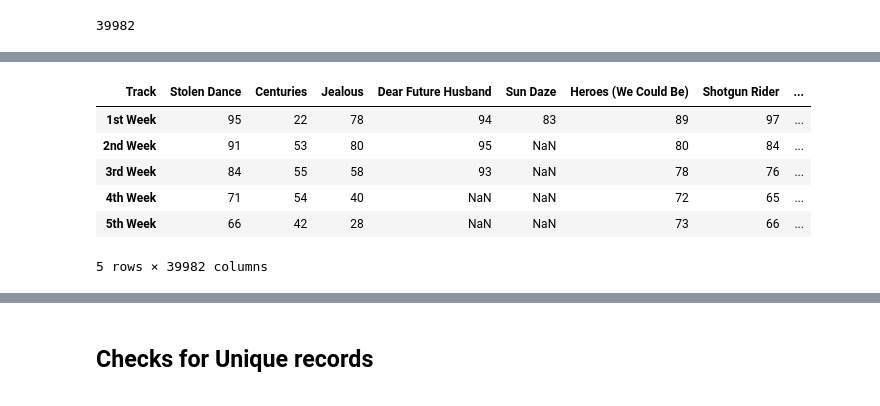
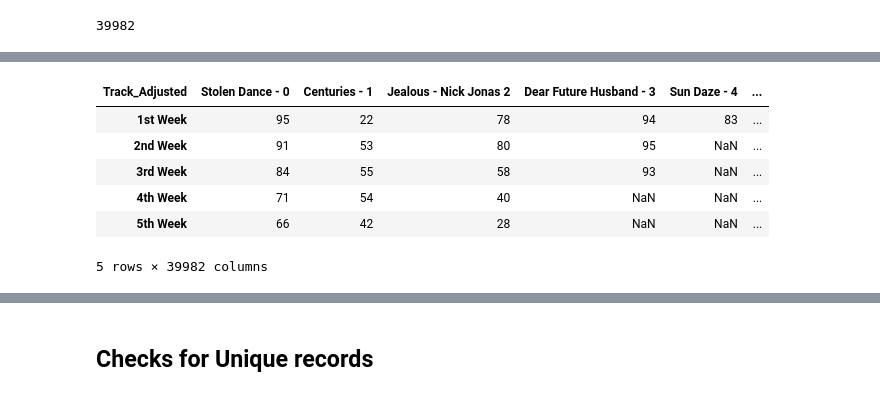
Before and after one commit to ejw-data/tableau-songs, a Jupyter notebook: data_eda.ipynb, the cells around one changed output, grey strips where cells are left out. Drawn from its saved outputs; the diff is of its cells as text; code cells hidden in the pictures.

```diff
--- a/data_eda.ipynb
+++ b/data_eda.ipynb
@@ -497,3 +572,5 @@ df['Track_Adjusted'] = df.apply(lambda x: text_format(x['Track'], x['Primary_Art
+# %%
+df.drop('index', inplace=True, axis='columns')
 # %%
 # Example of a song by the same Artist on multiple years and by other artists on the same year
 df[ df['Track'] == 'White Christmas' ]
@@ -523,7 +600,8 @@ df[ df['Track'] == 'White Christmas' ]
 
 #  - Find
 # %%
-# name of columns representing popularity after x weeks published
+# # name of columns representing popularity after x weeks published
+cols_keep = df.columns
 week_columns = [ x for x in cols_keep if "Week" in x]
 
 # 'Number_Week_on_Charts' should equal CH
@@ -729,4 +906,4 @@ len(unique_writer_names)
 ## Weekly Data Pivoted for Plotting
 <span id='weekly_pivot_data'>
 # %%
-selected_columns = [0, 10, 16, 24, 28, 30] + list(range(34, 125))
+selected_columns = [0, 10, 16, 24, 28, 30, 127] + list(range(34, 125))
@@ -747,7 +940,7 @@ df_weekly_T = df_weekly.transpose()
 # collect song names to become df headers
 # Important Note:  Should use the column of unique track names so the column can be converted to numeric
 # using pd.to_numeric() can not be used if there are repeat columns names in the dataframe
-headers = df_weekly_T.iloc[2,:]
+headers = df_weekly_T.iloc[6,:]
 len(headers)
 # %% [output]
 39982
@@ -781,13 +974,13 @@ df_weekly_T.head(20)
 20 rows × 39982 columns
 # %%
 # select only the weekly data
-df_main = df_weekly_T.iloc[6:, :]
+df_main = df_weekly_T.iloc[7:, :]
 df_main.head()
 # %% [output]
-| Track | Stolen Dance | Centuries | Jealous | Dear Future Husband | Sun Daze | Heroes (We Could Be) | Shotgun Rider | ... |
-| 1st Week | 95 | 22 | 78 | 94 | 83 | 89 | 97 | ... |
-| 2nd Week | 91 | 53 | 80 | 95 | NaN | 80 | 84 | ... |
-| 3rd Week | 84 | 55 | 58 | 93 | NaN | 78 | 76 | ... |
-| 4th Week | 71 | 54 | 40 | NaN | NaN | 72 | 65 | ... |
-| 5th Week | 66 | 42 | 28 | NaN | NaN | 73 | 66 | ... |
+| Track_Adjusted | Stolen Dance - 0 | Centuries - 1 | Jealous - Nick Jonas 2 | Dear Future Husband - 3 | Sun Daze - 4 | ... |
+| 1st Week | 95 | 22 | 78 | 94 | 83 | ... |
+| 2nd Week | 91 | 53 | 80 | 95 | NaN | ... |
+| 3rd Week | 84 | 55 | 58 | 93 | NaN | ... |
+| 4th Week | 71 | 54 | 40 | NaN | NaN | ... |
+| 5th Week | 66 | 42 | 28 | NaN | NaN | ... |
 5 rows × 39982 columns
```
Also changed, not shown: parts of 47 cells of this notebook, 5 other files.
